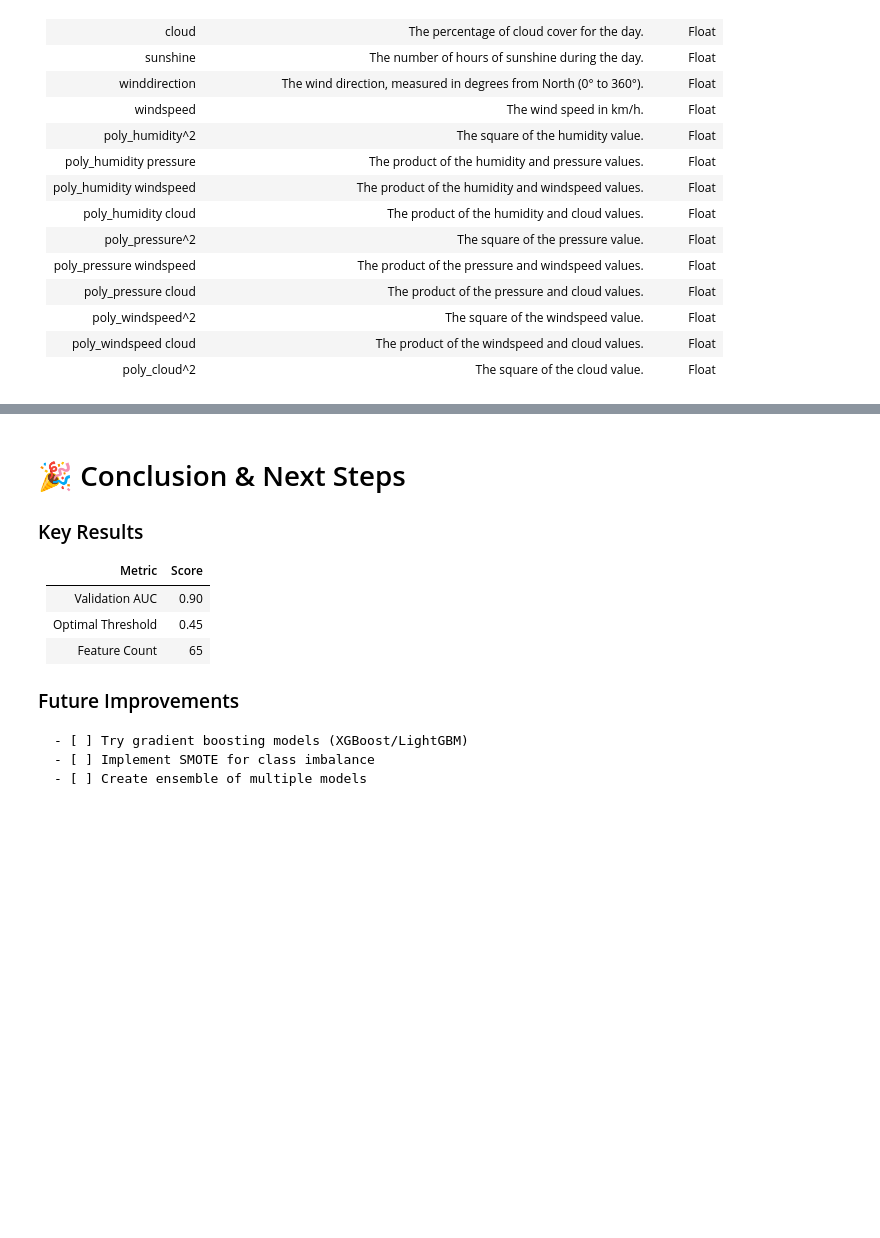
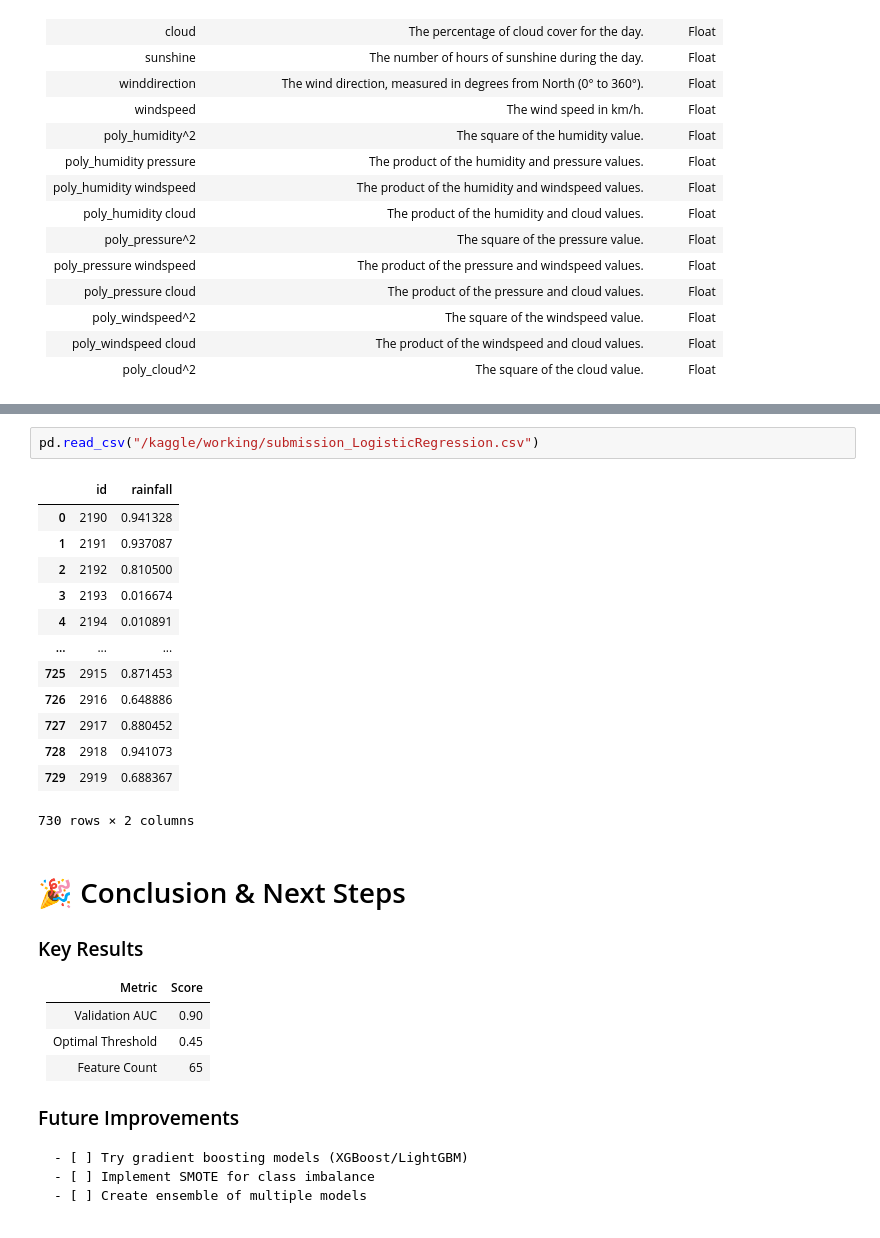
Before and after one commit to maimunul/Bengali-Hate-Speech-Detection-using-ML-DL, a Jupyter notebook: RainfallPredictionLogisticRegression.ipynb, the cells around one changed output, grey strips where cells are left out. Saved outputs shown, nothing was run; the diff lists cells and outputs as text; blank space fills up the shorter version.

```diff
--- a/RainfallPredictionLogisticRegression.ipynb
+++ b/RainfallPredictionLogisticRegression.ipynb
@@ -1085,6 +1102,22 @@ Visualizing Results...
 Saved submission_LogisticRegression.csv
 
 Saved best model (LogisticRegression) as best_model.pkl
+# %%
+pd.read_csv("/kaggle/working/submission_LogisticRegression.csv")
+# %% [output]
+|  | id | rainfall |
+| 0 | 2190 | 0.941328 |
+| 1 | 2191 | 0.937087 |
+| 2 | 2192 | 0.810500 |
+| 3 | 2193 | 0.016674 |
+| 4 | 2194 | 0.010891 |
+| ... | ... | ... |
+| 725 | 2915 | 0.871453 |
+| 726 | 2916 | 0.648886 |
+| 727 | 2917 | 0.880452 |
+| 728 | 2918 | 0.941073 |
+| 729 | 2919 | 0.688367 |
+730 rows × 2 columns
 # %% [markdown]
  🎉  Conclusion & Next Steps
 =================
```
Also changed, not shown: parts of 3 cells of this notebook.
